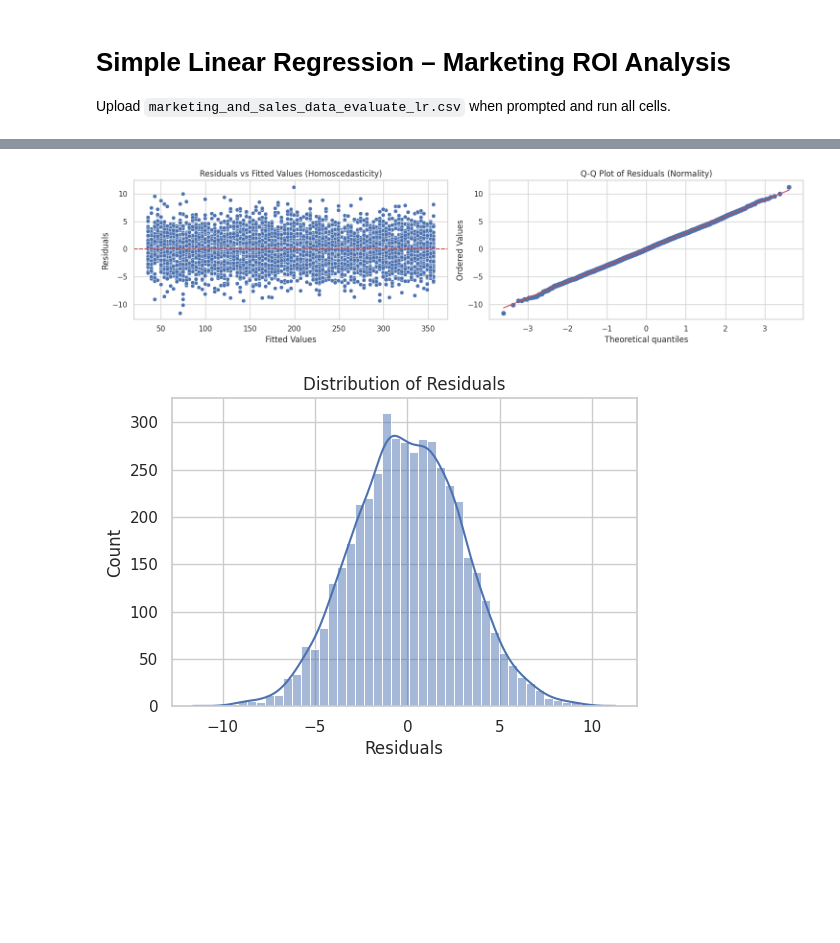
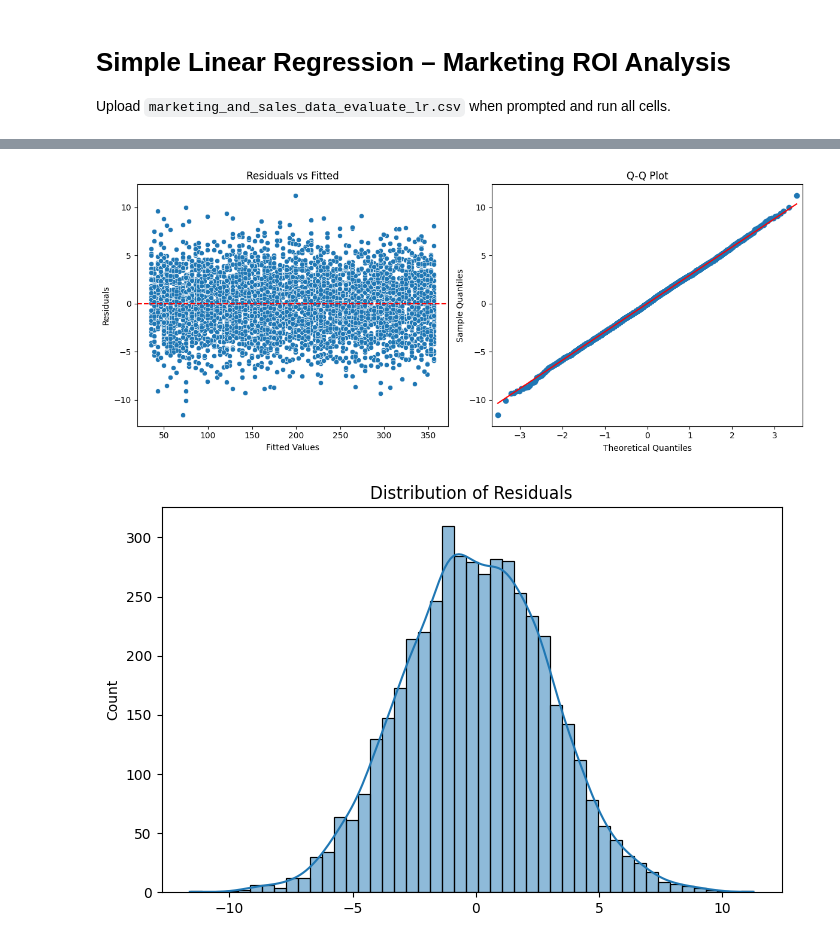
Before and after one commit to Bienbaz/Simple-Linear-Regression-Marketing-ROI-Analysis, a Jupyter notebook: regression_analysis.ipynb, the cells around one changed output, grey strips where cells are left out. Drawn from its saved outputs; the diff is of its cells as text; code cells hidden in the pictures; blank space fills up the shorter version.

```diff
--- a/regression_analysis.ipynb
+++ b/regression_analysis.ipynb
@@ -131,0 +128,14 @@ Notes:
+# %%
+# Step 6: Build Simple Linear Regression Model (using TV as it's typically the strongest)
+# Confirm strongest variable (usually TV)
+best_predictor = correlations.index[0]
+print(f"\n✅ Selected independent variable: {best_predictor}")
+
+# Prepare data for OLS
+ols_data = df_clean[[best_predictor, 'Sales']]
+
+# Fit OLS model
+model = ols(formula=f'Sales ~ {best_predictor}', data=ols_data).fit()
+
+# Display model summary
+print(model.summary())
@@ -132,32 +160,31 @@ Notes:
 # %%
-# Get fitted values and residuals
-fitted_values = model.fittedvalues
+# Step 7: Diagnostic Plots
+# 1. Residuals vs Fitted (Linearity & Homoscedasticity)
+fitted = model.fittedvalues
 residuals = model.resid
 
-plt.figure(figsize=(15, 4))
+plt.figure(figsize=(12, 5))
 
-# 1. Linearity & Homoscedasticity: Residuals vs Fitted Plot
 plt.subplot(1, 2, 1)
-sns.scatterplot(x=fitted_values, y=residuals)
+sns.scatterplot(x=fitted, y=residuals)
 plt.axhline(y=0, color='r', linestyle='--')
 plt.xlabel('Fitted Values')
 plt.ylabel('Residuals')
-plt.title('Residuals vs Fitted Values (Homoscedasticity)')
+plt.title('Residuals vs Fitted')
 
-# 2. Normality: Q-Q Plot
+# 2. Q-Q Plot (Normality)
 plt.subplot(1, 2, 2)
-stats.probplot(residuals, dist="norm", plot=plt)
-plt.title('Q-Q Plot of Residuals (Normality)')
+sm.qqplot(residuals, line='s', ax=plt.gca())
+plt.title('Q-Q Plot')
 
 plt.tight_layout()
 plt.show()
 
-# 3. Normality: Histogram of Residuals
-plt.figure(figsize=(6, 4))
+# Additional: Histogram of residuals
+plt.figure(figsize=(8, 5))
 sns.histplot(residuals, kde=True)
-plt.xlabel('Residuals')
 plt.title('Distribution of Residuals')
 plt.show()
 # %% [output]
-[figure, old version]
+[figure, new version]
-[figure, old version]
+[figure, new version]
```
Also changed, not shown: parts of 13 cells of this notebook.
